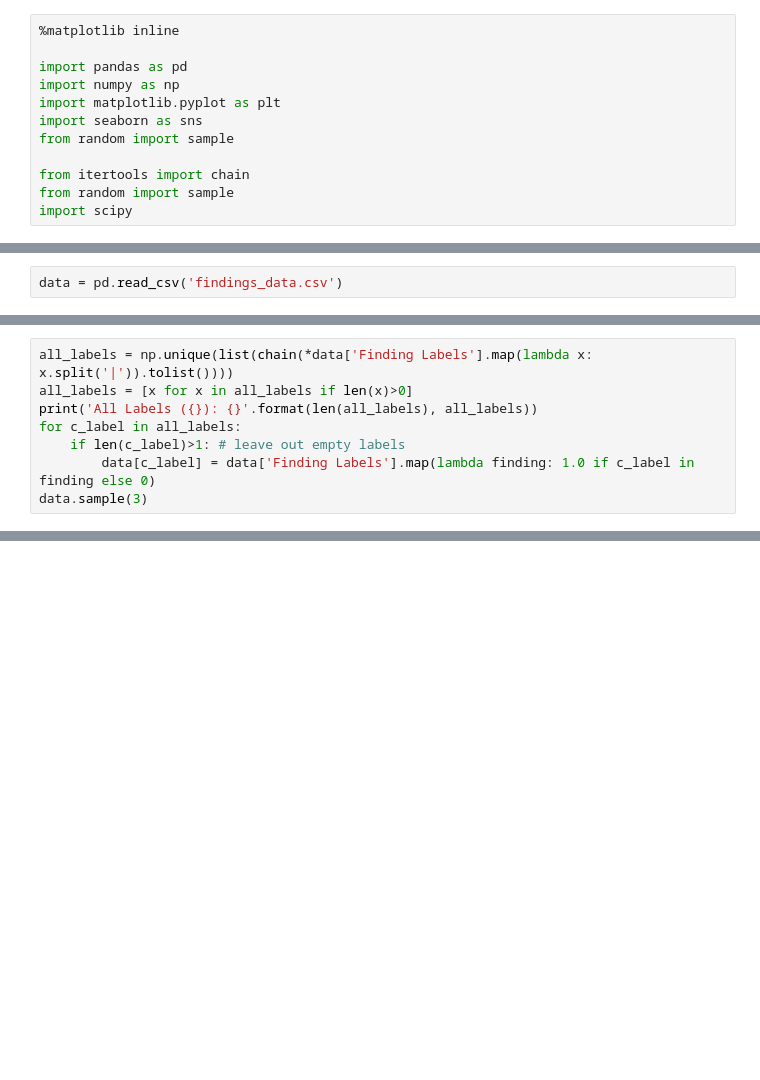
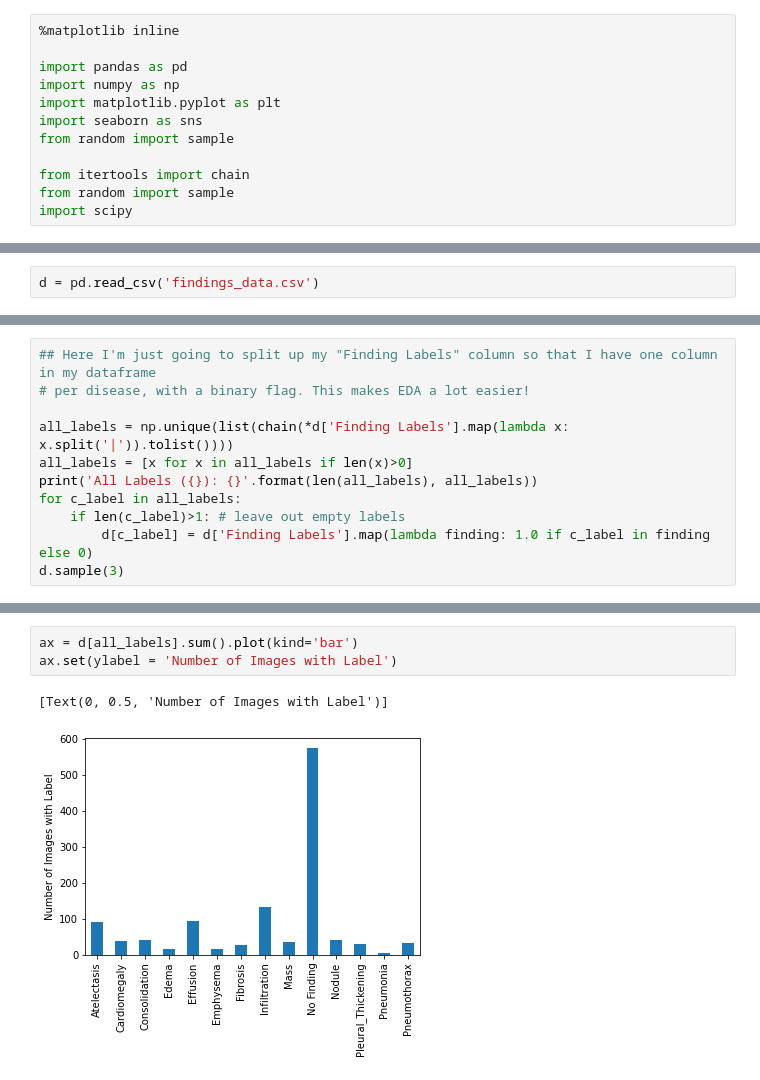
Before and after one commit to TRoboto/Udacity, a Jupyter notebook: AI for Healthcare Nanodegree/Exercise - Exploring Population Metadata/Exercise.ipynb, the cells around one changed output, grey strips where cells are left out. Saved outputs shown, nothing was run; the diff lists cells and outputs as text; blank space fills up the shorter version.

```diff
--- a/AI for Healthcare Nanodegree/Exercise - Exploring Population Metadata/Exercise.ipynb
+++ b/AI for Healthcare Nanodegree/Exercise - Exploring Population Metadata/Exercise.ipynb
@@ -15,2 +13,2 @@ import scipy
 # %%
-data = pd.read_csv('findings_data.csv')
+d = pd.read_csv('findings_data.csv')
@@ -22,8 +15,11 @@ To understand distributions of variables as they relate to diseases, let's try s
 # %%
-all_labels = np.unique(list(chain(*data['Finding Labels'].map(lambda x: x.split('|')).tolist())))
+## Here I'm just going to split up my "Finding Labels" column so that I have one column in my dataframe
+# per disease, with a binary flag. This makes EDA a lot easier!
+
+all_labels = np.unique(list(chain(*d['Finding Labels'].map(lambda x: x.split('|')).tolist())))
 all_labels = [x for x in all_labels if len(x)>0]
 print('All Labels ({}): {}'.format(len(all_labels), all_labels))
 for c_label in all_labels:
     if len(c_label)>1: # leave out empty labels
-        data[c_label] = data['Finding Labels'].map(lambda finding: 1.0 if c_label in finding else 0)
-data.sample(3)
+        d[c_label] = d['Finding Labels'].map(lambda finding: 1.0 if c_label in finding else 0)
+d.sample(3)
@@ -34,0 +56,6 @@ Now write your code here to visualize some of the distributions specified in the
+# %%
+ax = d[all_labels].sum().plot(kind='bar')
+ax.set(ylabel = 'Number of Images with Label')
+# %% [output]
+[Text(0, 0.5, 'Number of Images with Label')]
+[figure, added]
```
Also changed, not shown: parts of 32 cells of this notebook.
